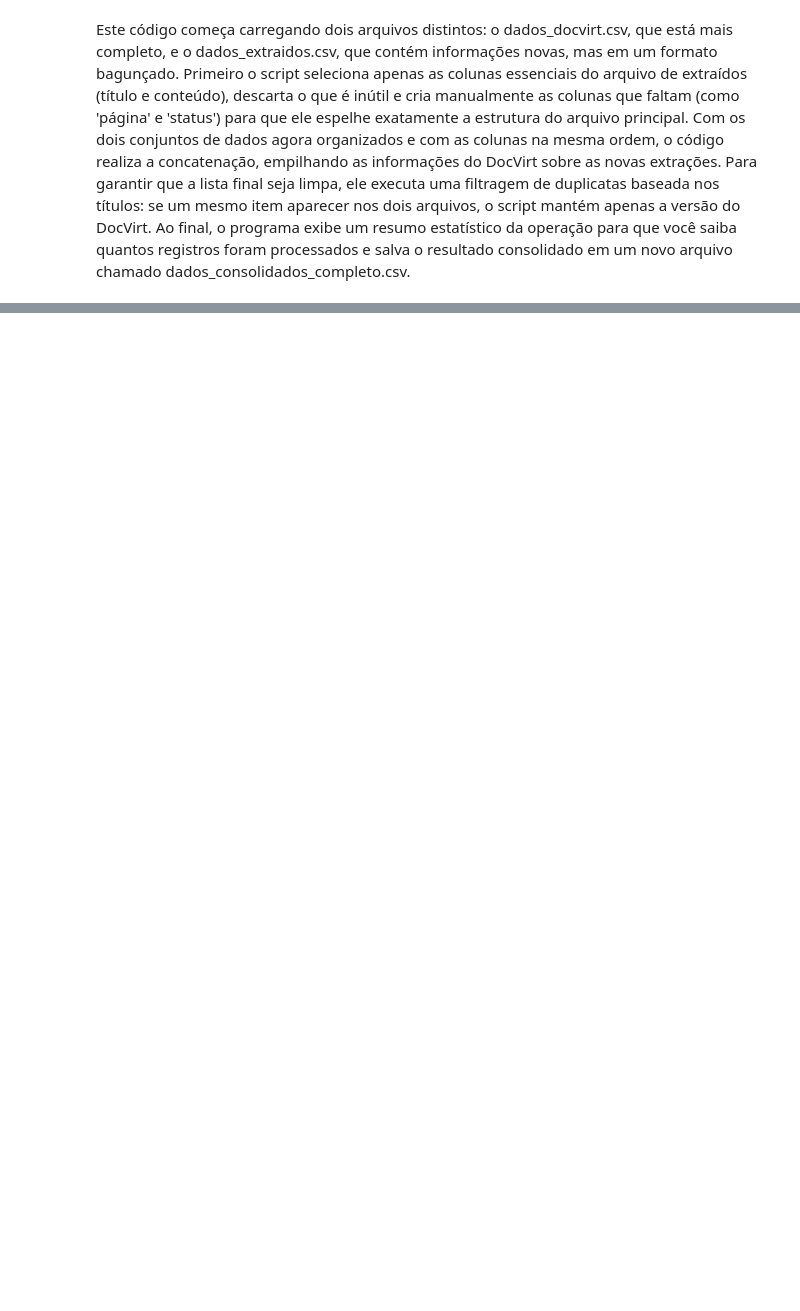
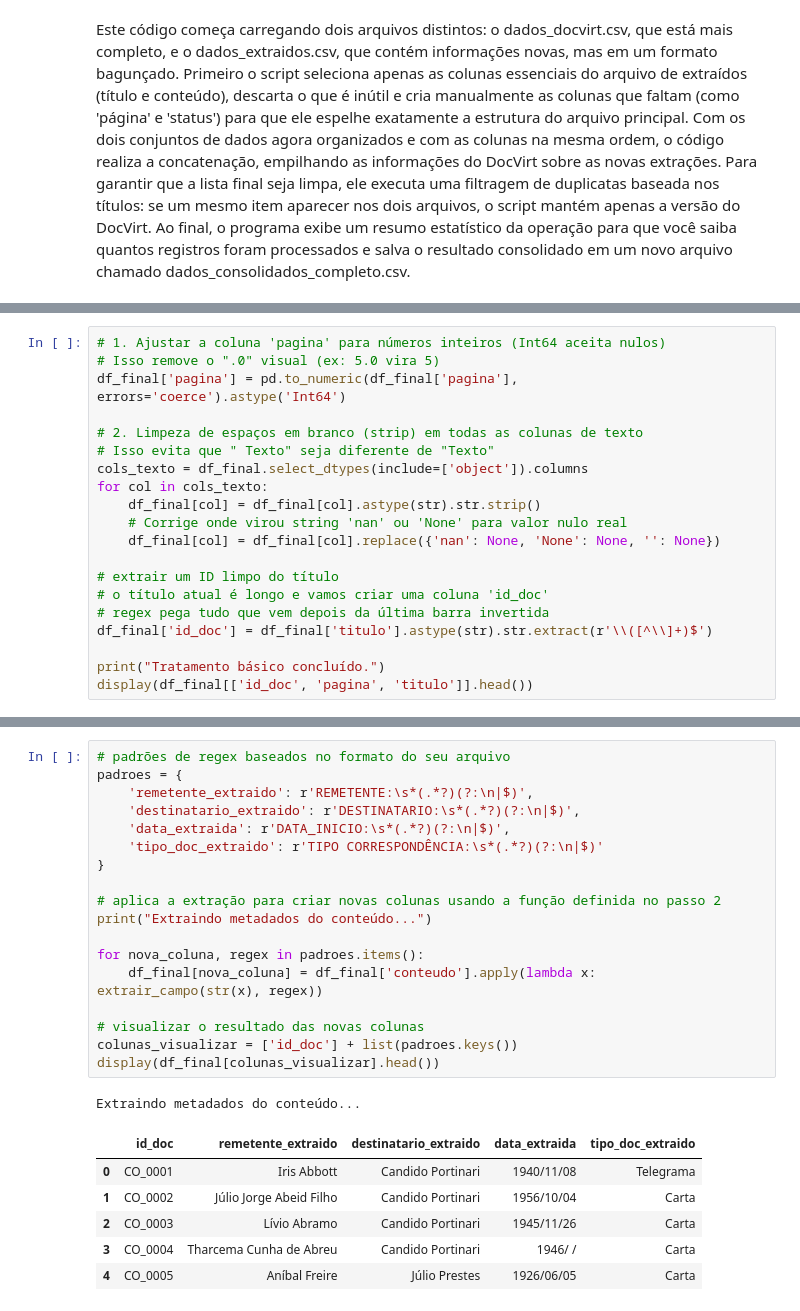
Before and after one commit to vrsmic/portinari-metadata, a Jupyter notebook: AV2.ipynb, the cells around one changed output, grey strips where cells are left out. Drawn from its saved outputs; the diff is of its cells as text; blank space fills up the shorter version.

```diff
--- a/AV2.ipynb
+++ b/AV2.ipynb
@@ -85,0 +156,20 @@ Arquivo 'dados_consolidados_completo.csv' salvo com sucesso!
+# %%
+# 1. Ajustar a coluna 'pagina' para números inteiros (Int64 aceita nulos)
+# Isso remove o ".0" visual (ex: 5.0 vira 5)
+df_final['pagina'] = pd.to_numeric(df_final['pagina'], errors='coerce').astype('Int64')
+
+# 2. Limpeza de espaços em branco (strip) em todas as colunas de texto
+# Isso evita que " Texto" seja diferente de "Texto"
+cols_texto = df_final.select_dtypes(include=['object']).columns
+for col in cols_texto:
+    df_final[col] = df_final[col].astype(str).str.strip()
+    # Corrige onde virou string 'nan' ou 'None' para valor nulo real
+    df_final[col] = df_final[col].replace({'nan': None, 'None': None, '': None})
+
+# extrair um ID limpo do título
+# o título atual é longo e vamos criar uma coluna 'id_doc'
+# regex pega tudo que vem depois da última barra invertida
+df_final['id_doc'] = df_final['titulo'].astype(str).str.extract(r'\\([^\\]+)$')
+
+print("Tratamento básico concluído.")
+display(df_final[['id_doc', 'pagina', 'titulo']].head())
@@ -85,0 +187,26 @@ Arquivo 'dados_consolidados_completo.csv' salvo com sucesso!
+# %%
+# padrões de regex baseados no formato do seu arquivo
+padroes = {
+    'remetente_extraido': r'REMETENTE:\s*(.*?)(?:\n|$)',
+    'destinatario_extraido': r'DESTINATARIO:\s*(.*?)(?:\n|$)',
+    'data_extraida': r'DATA_INICIO:\s*(.*?)(?:\n|$)',
+    'tipo_doc_extraido': r'TIPO CORRESPONDÊNCIA:\s*(.*?)(?:\n|$)'
+}
+
+# aplica a extração para criar novas colunas usando a função definida no passo 2
+print("Extraindo metadados do conteúdo...")
+
+for nova_coluna, regex in padroes.items():
+    df_final[nova_coluna] = df_final['conteudo'].apply(lambda x: extrair_campo(str(x), regex))
+
+# visualizar o resultado das novas colunas
+colunas_visualizar = ['id_doc'] + list(padroes.keys())
+display(df_final[colunas_visualizar].head())
+# %% [output]
+Extraindo metadados do conteúdo...
+|  | id_doc | remetente_extraido | destinatario_extraido | data_extraida | tipo_doc_extraido |
+| 0 | CO_0001 | Iris Abbott | Candido Portinari | 1940/11/08 | Telegrama |
+| 1 | CO_0002 | Júlio Jorge Abeid Filho | Candido Portinari | 1956/10/04 | Carta |
+| 2 | CO_0003 | Lívio Abramo | Candido Portinari | 1945/11/26 | Carta |
+| 3 | CO_0004 | Tharcema Cunha de Abreu | Candido Portinari | 1946/ / | Carta |
+| 4 | CO_0005 | Aníbal Freire | Júlio Prestes | 1926/06/05 | Carta |
```
Also changed, not shown: parts of 24 cells of this notebook, 6 other files.
